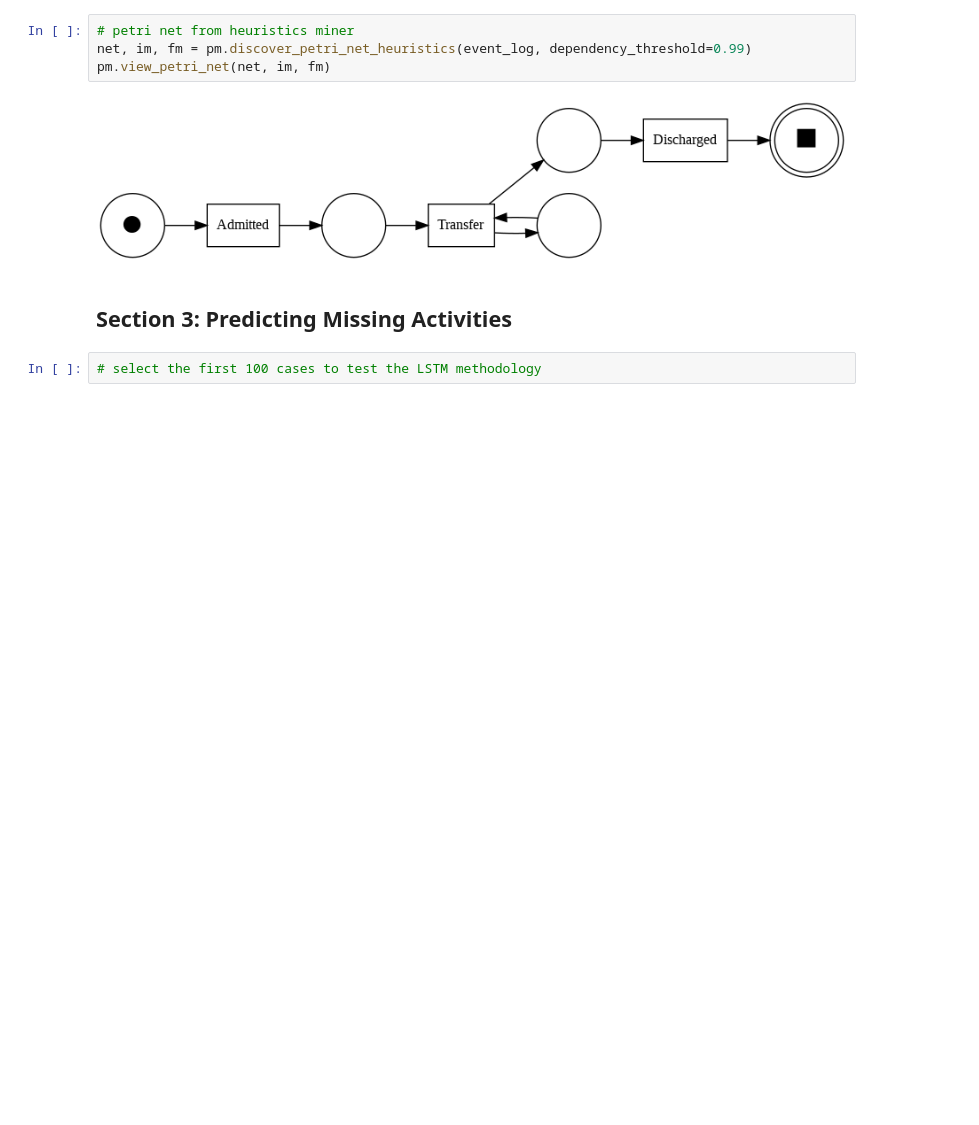
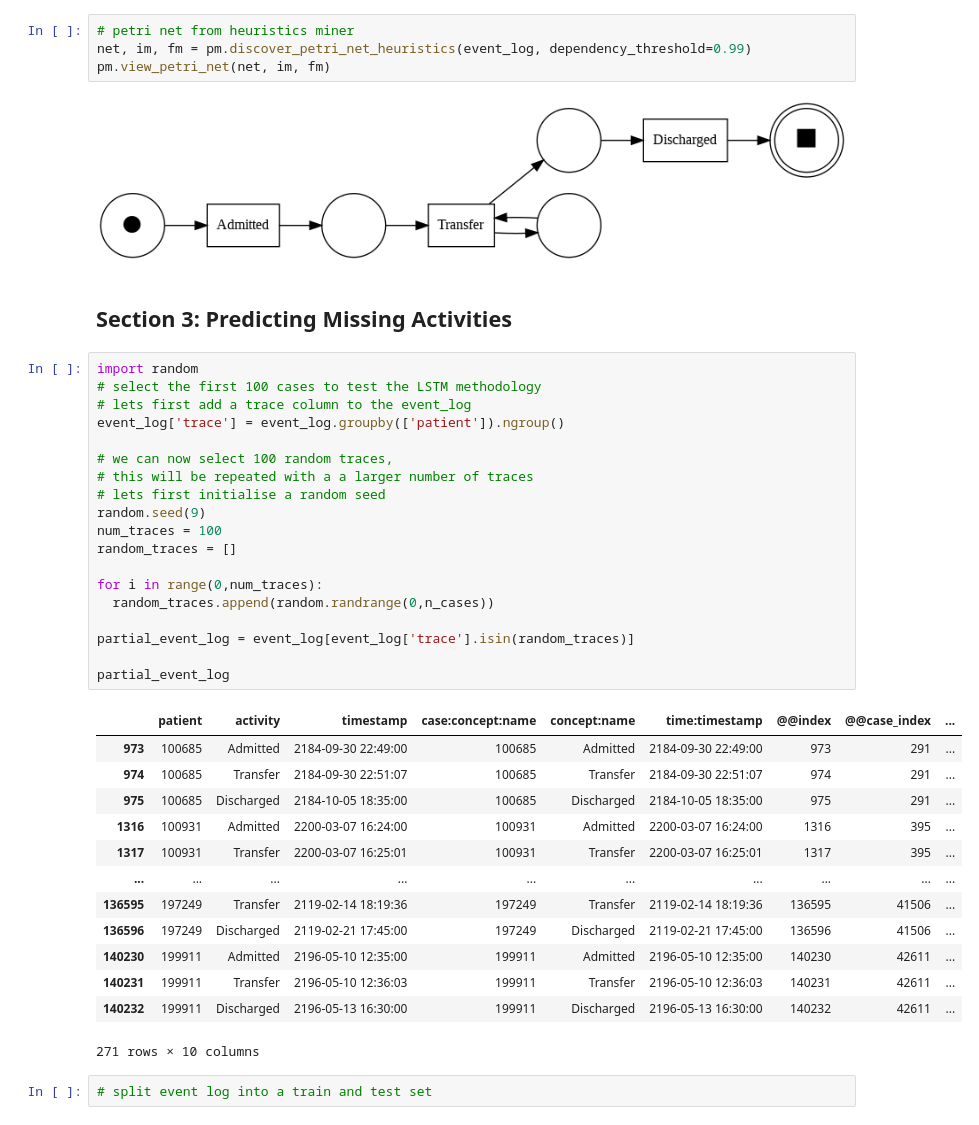
Before and after one commit to adamzbikowski/Process-Mining-Dissertation, a Jupyter notebook: pipeline.ipynb, the cells around one changed output. Saved outputs shown, nothing was run; the diff lists cells and outputs as text; blank space fills up the shorter version.

Commit message:
can now select 100 random cases to simplify the event log

```diff
--- a/pipeline.ipynb
+++ b/pipeline.ipynb
@@ -117,5 +117,38 @@ pm.view_petri_net(net, im, fm)
 [figure]
 # %% [markdown]
 ## Section 3: Predicting Missing Activities
-# %%
-# select the first 100 cases to test the LSTM methodology
+# %%
+import random
+# select the first 100 cases to test the LSTM methodology
+# lets first add a trace column to the event_log
+event_log['trace'] = event_log.groupby(['patient']).ngroup()
+
+# we can now select 100 random traces,
+# this will be repeated with a a larger number of traces
+# lets first initialise a random seed
+random.seed(9)
+num_traces = 100
+random_traces = []
+
+for i in range(0,num_traces):
+  random_traces.append(random.randrange(0,n_cases))
+
+partial_event_log = event_log[event_log['trace'].isin(random_traces)]
+
+partial_event_log
+# %% [output]
+|  | patient | activity | timestamp | case:concept:name | concept:name | time:timestamp | @@index | @@case_index | ... |
+| 973 | 100685 | Admitted | 2184-09-30 22:49:00 | 100685 | Admitted | 2184-09-30 22:49:00 | 973 | 291 | ... |
+| 974 | 100685 | Transfer | 2184-09-30 22:51:07 | 100685 | Transfer | 2184-09-30 22:51:07 | 974 | 291 | ... |
+| 975 | 100685 | Discharged | 2184-10-05 18:35:00 | 100685 | Discharged | 2184-10-05 18:35:00 | 975 | 291 | ... |
+| 1316 | 100931 | Admitted | 2200-03-07 16:24:00 | 100931 | Admitted | 2200-03-07 16:24:00 | 1316 | 395 | ... |
+| 1317 | 100931 | Transfer | 2200-03-07 16:25:01 | 100931 | Transfer | 2200-03-07 16:25:01 | 1317 | 395 | ... |
+| ... | ... | ... | ... | ... | ... | ... | ... | ... | ... |
+| 136595 | 197249 | Transfer | 2119-02-14 18:19:36 | 197249 | Transfer | 2119-02-14 18:19:36 | 136595 | 41506 | ... |
+| 136596 | 197249 | Discharged | 2119-02-21 17:45:00 | 197249 | Discharged | 2119-02-21 17:45:00 | 136596 | 41506 | ... |
+| 140230 | 199911 | Admitted | 2196-05-10 12:35:00 | 199911 | Admitted | 2196-05-10 12:35:00 | 140230 | 42611 | ... |
+| 140231 | 199911 | Transfer | 2196-05-10 12:36:03 | 199911 | Transfer | 2196-05-10 12:36:03 | 140231 | 42611 | ... |
+| 140232 | 199911 | Discharged | 2196-05-13 16:30:00 | 199911 | Discharged | 2196-05-13 16:30:00 | 140232 | 42611 | ... |
+271 rows × 10 columns
+# %%
+# split event log into a train and test set
```
Also changed, not shown: parts of 1 cell of this notebook.
